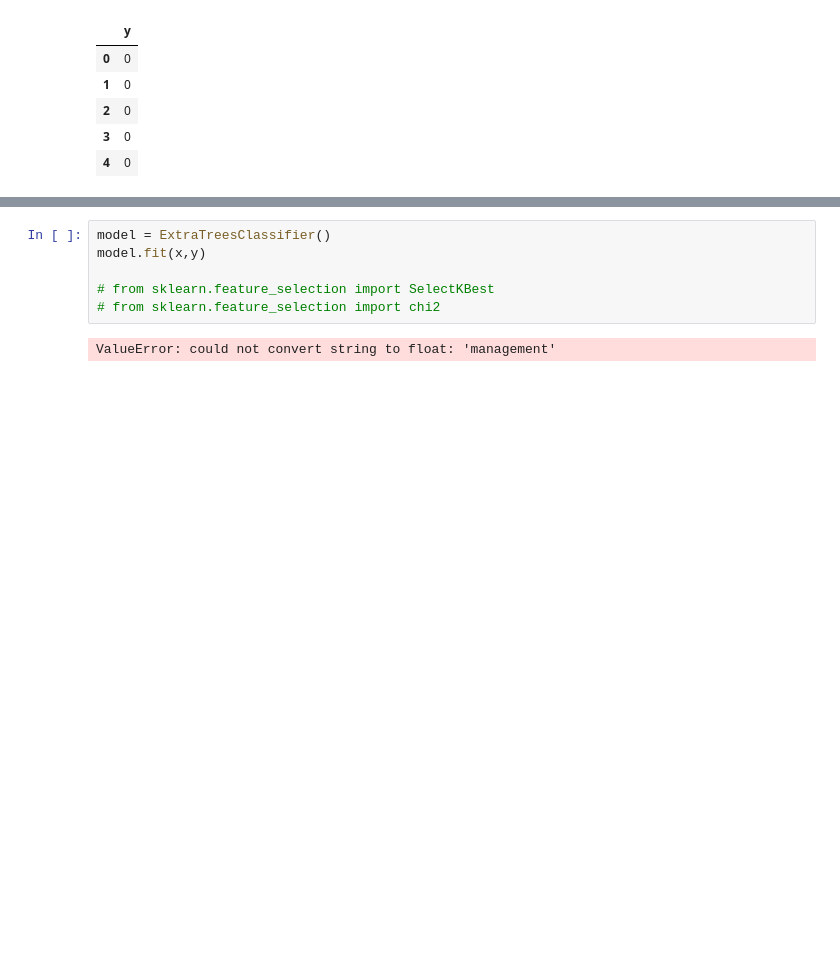
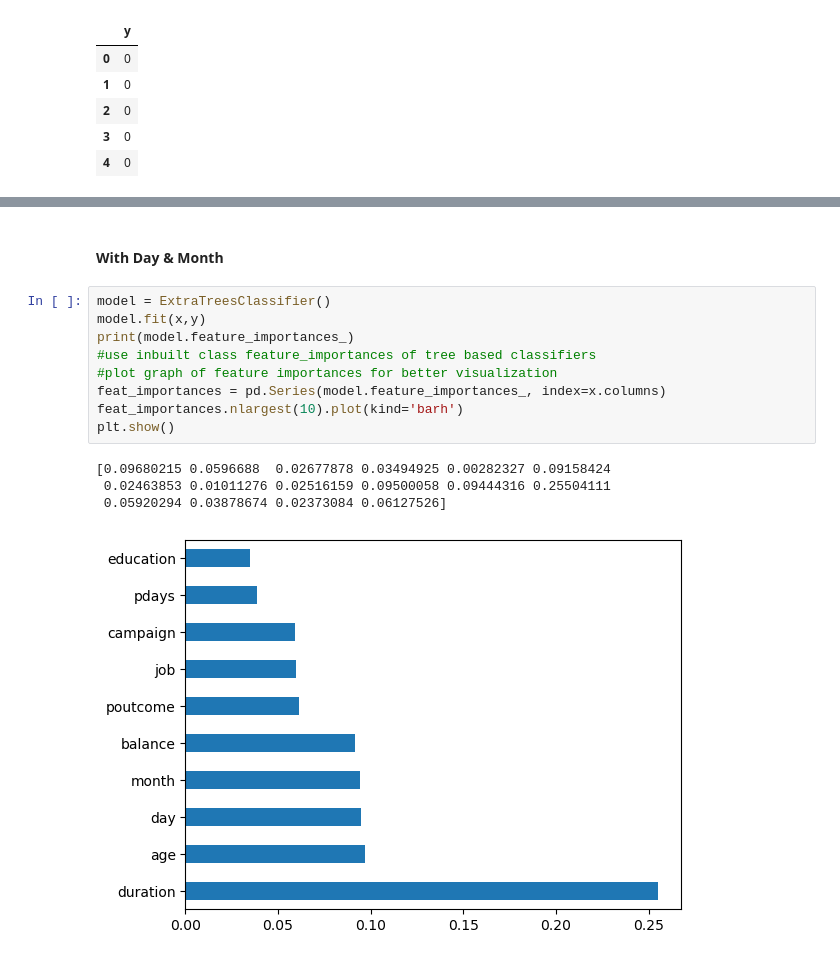
Before and after one commit to swarup4/ml-project, a Jupyter notebook: Logistic Regression/Bank.ipynb, the cells around one changed output, grey strips where cells are left out. Saved outputs shown, nothing was run; the diff lists cells and outputs as text; blank space fills up the shorter version.

```diff
--- a/Logistic Regression/Bank.ipynb
+++ b/Logistic Regression/Bank.ipynb
@@ -177,8 +192,16 @@ y.head()
+# %% [markdown]
+#### With Day & Month
 # %%
 model = ExtraTreesClassifier()
 model.fit(x,y)
-
-# from sklearn.feature_selection import SelectKBest
-# from sklearn.feature_selection import chi2
+print(model.feature_importances_)
+#use inbuilt class feature_importances of tree based classifiers
+#plot graph of feature importances for better visualization
+feat_importances = pd.Series(model.feature_importances_, index=x.columns)
+feat_importances.nlargest(10).plot(kind='barh')
+plt.show()
 # %% [output]
-ValueError: could not convert string to float: 'management'
+[0.09680215 0.0596688  0.02677878 0.03494925 0.00282327 0.09158424
+ 0.02463853 0.01011276 0.02516159 0.09500058 0.09444316 0.25504111
+ 0.05920294 0.03878674 0.02373084 0.06127526]
+[figure, added]
```
Also changed, not shown: parts of 25 cells of this notebook, 6 other files.
